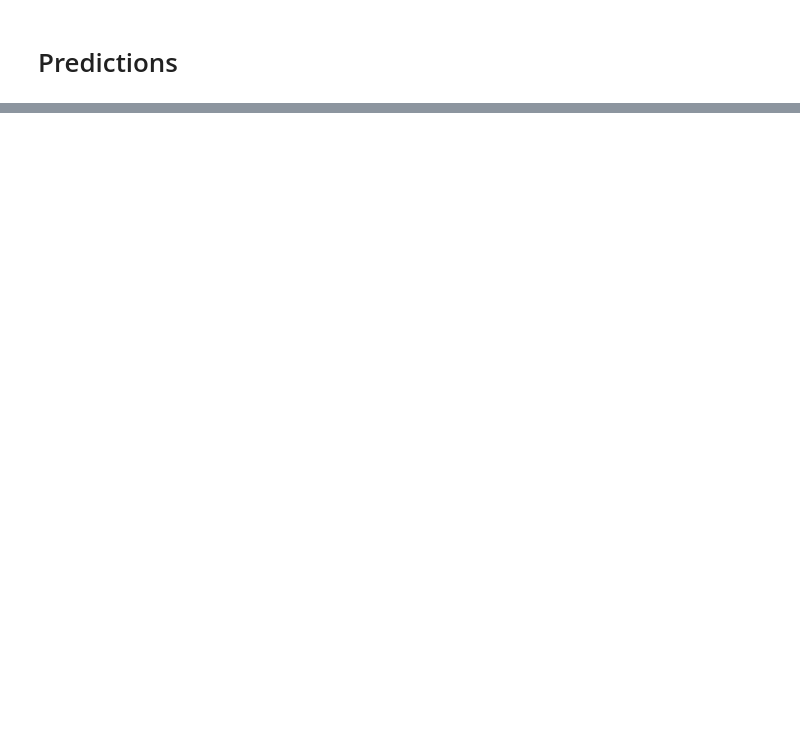
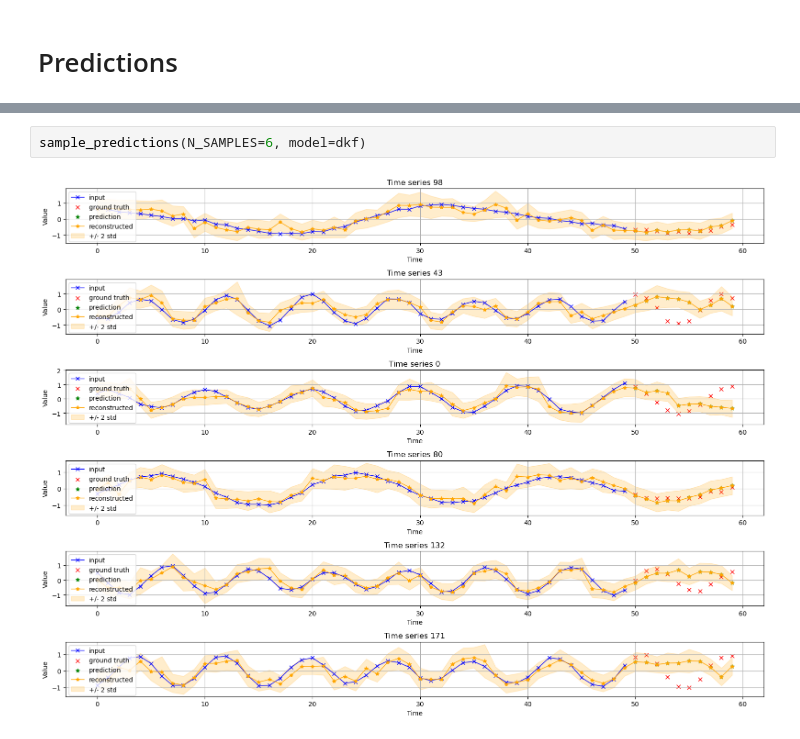
Before and after one commit to BenjaminDeporte/MVA_Stage, a Jupyter notebook: Train_DKF.ipynb, the cells around one changed output, grey strips where cells are left out. Drawn from its saved outputs; the diff is of its cells as text; blank space fills up the shorter version.

```diff
--- a/Train_DKF.ipynb
+++ b/Train_DKF.ipynb
@@ -1201,0 +1338,4 @@ Idée : faire un scheduler sur $\beta$ ?
+# %%
+sample_predictions(N_SAMPLES=6, model=dkf)
+# %% [output]
+[figure, added]
```
Also changed, not shown: parts of 22 cells of this notebook.
